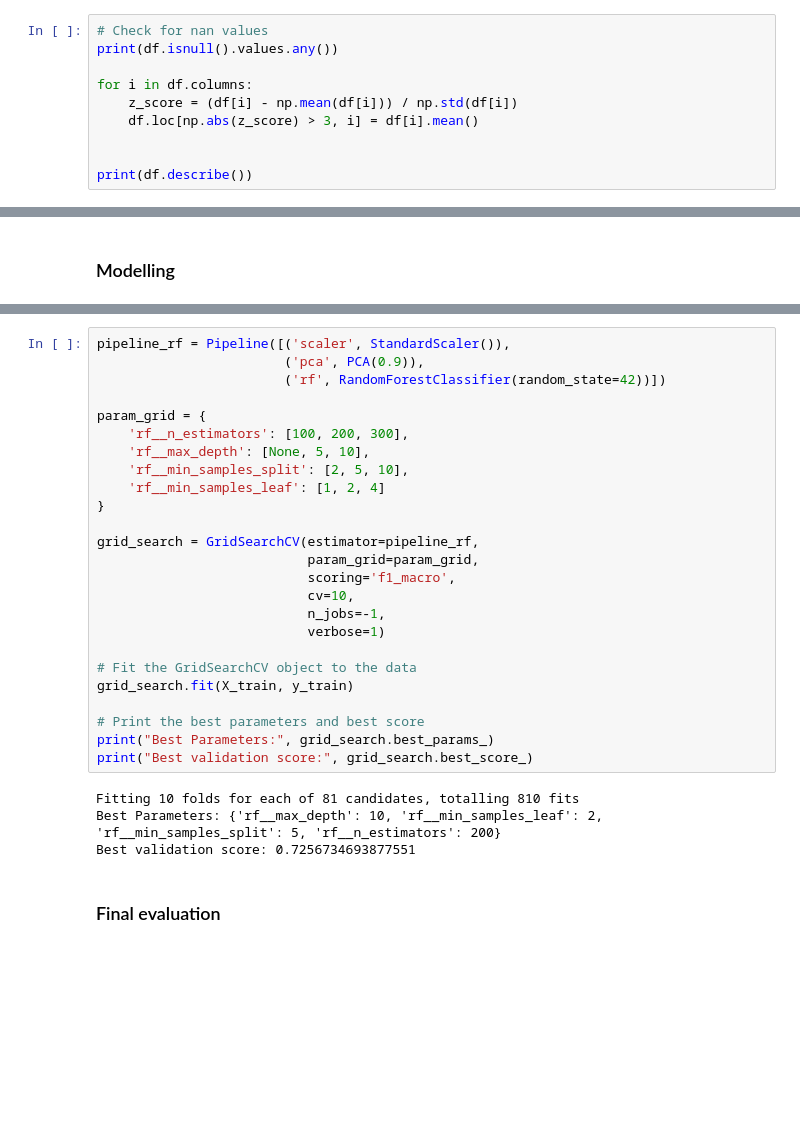
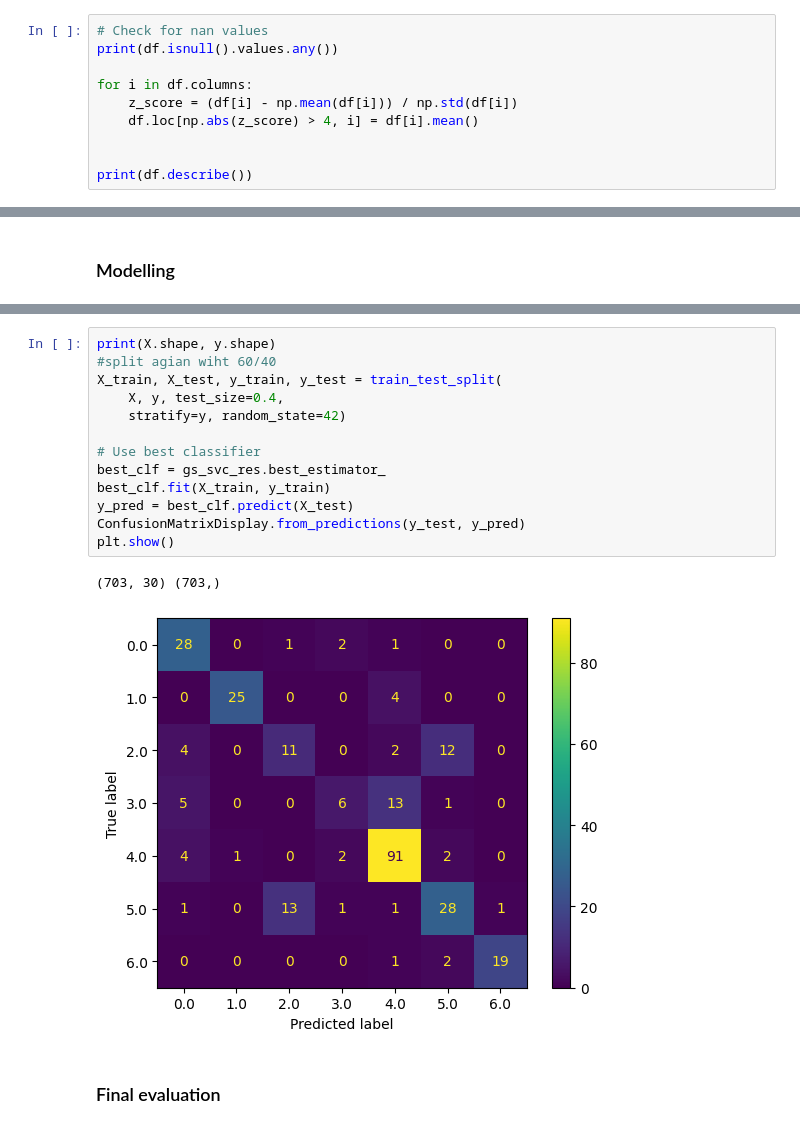
Before and after one commit to bardpedersen/DAT200, a Jupyter notebook: Assignment/Assignment_4/CA4.ipynb, the cells around one changed output, grey strips where cells are left out. Cells and saved outputs as stored; diff of their text form; blank space fills up the shorter version.

```diff
--- a/Assignment/Assignment_4/CA4.ipynb
+++ b/Assignment/Assignment_4/CA4.ipynb
@@ -92,7 +91,7 @@ print(df.isnull().values.any())
 
 for i in df.columns:
     z_score = (df[i] - np.mean(df[i])) / np.std(df[i])
-    df.loc[np.abs(z_score) > 3, i] = df[i].mean()
+    df.loc[np.abs(z_score) > 4, i] = df[i].mean()
 
 
 print(df.describe())
@@ -249,32 +278,19 @@ print(gs_res.best_params_)
-# %%
-pipeline_rf = Pipeline([('scaler', StandardScaler()),
-                        ('pca', PCA(0.9)),
-                        ('rf', RandomForestClassifier(random_state=42))])
-
-param_grid = {
-    'rf__n_estimators': [100, 200, 300],
-    'rf__max_depth': [None, 5, 10],
-    'rf__min_samples_split': [2, 5, 10],
-    'rf__min_samples_leaf': [1, 2, 4]
-}
-
-grid_search = GridSearchCV(estimator=pipeline_rf,
-                           param_grid=param_grid,
-                           scoring='f1_macro',
-                           cv=10,
-                           n_jobs=-1,
-                           verbose=1)
-
-# Fit the GridSearchCV object to the data
-grid_search.fit(X_train, y_train)
-
-# Print the best parameters and best score
-print("Best Parameters:", grid_search.best_params_)
-print("Best validation score:", grid_search.best_score_)
-# %% [output]
-Fitting 10 folds for each of 81 candidates, totalling 810 fits
-Best Parameters: {'rf__max_depth': 10, 'rf__min_samples_leaf': 2, 'rf__min_samples_split': 5, 'rf__n_estimators': 200}
-Best validation score: 0.7256734693877551
+# %%
+print(X.shape, y.shape)
+#split agian wiht 60/40
+X_train, X_test, y_train, y_test = train_test_split(
+    X, y, test_size=0.4,
+    stratify=y, random_state=42)
+
+# Use best classifier
+best_clf = gs_svc_res.best_estimator_
+best_clf.fit(X_train, y_train)
+y_pred = best_clf.predict(X_test)
+ConfusionMatrixDisplay.from_predictions(y_test, y_pred)
+plt.show()
+# %% [output]
+(703, 30) (703,)
+[figure, added]
 # %% [markdown]
 ### Final evaluation
 # %%
```
Also changed, not shown: parts of 10 cells of this notebook, 1 other file.
